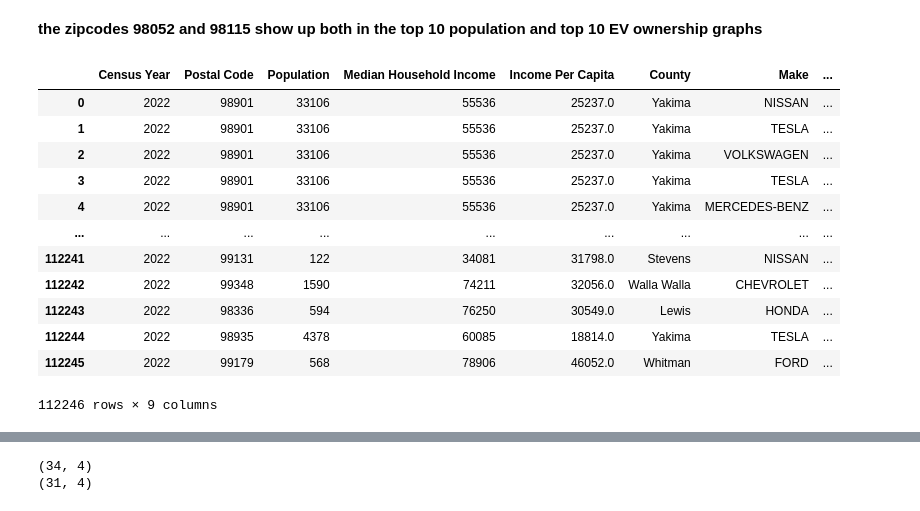
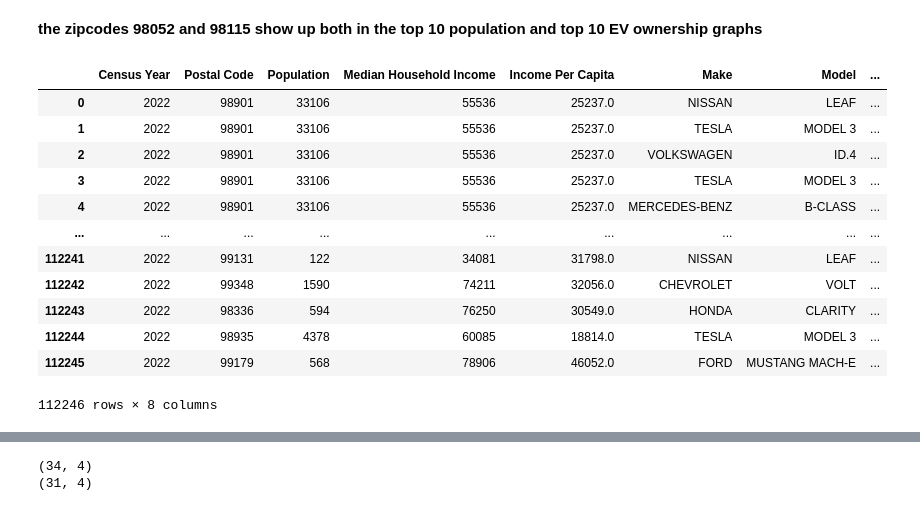
Before and after one commit to caelwillis/group-4-proj-1, a Jupyter notebook: Census-vs-EV-ownership.ipynb, the cells around one changed output, grey strips where cells are left out. Saved outputs shown, nothing was run; the diff lists cells and outputs as text; code cells hidden in the pictures.

```diff
--- a/Census-vs-EV-ownership.ipynb
+++ b/Census-vs-EV-ownership.ipynb
@@ -67,30 +67,30 @@ plt.bar(zip_axis, pop_axis, color='r')
 # %%
 # run some linear regression to show if population affects EV ownership
 # merge census and EV data in order to compute regression and relationships
 cen_df = cen_df.rename(columns={'WA Zipcode':'Postal Code'})
 ev_cen = cen_df.merge(ev_df, on='Postal Code').reset_index()
 # clean dataframe to include only the columns we are working with
 clean_merged_df = ev_cen[['Census Year',
                           'Postal Code',
                           'Population',
                           'Median Household Income',
                           'Income Per Capita',
-                          'County',
+#                           'County',
                           'Make',
                           'Model',
                           'Electric Vehicle Type']]
 clean_merged_df
 # %% [output]
-|  | Census Year | Postal Code | Population | Median Household Income | Income Per Capita | County | Make | ... |
-| 0 | 2022 | 98901 | 33106 | 55536 | 25237.0 | Yakima | NISSAN | ... |
-| 1 | 2022 | 98901 | 33106 | 55536 | 25237.0 | Yakima | TESLA | ... |
-| 2 | 2022 | 98901 | 33106 | 55536 | 25237.0 | Yakima | VOLKSWAGEN | ... |
-| 3 | 2022 | 98901 | 33106 | 55536 | 25237.0 | Yakima | TESLA | ... |
-| 4 | 2022 | 98901 | 33106 | 55536 | 25237.0 | Yakima | MERCEDES-BENZ | ... |
+|  | Census Year | Postal Code | Population | Median Household Income | Income Per Capita | Make | Model | ... |
+| 0 | 2022 | 98901 | 33106 | 55536 | 25237.0 | NISSAN | LEAF | ... |
+| 1 | 2022 | 98901 | 33106 | 55536 | 25237.0 | TESLA | MODEL 3 | ... |
+| 2 | 2022 | 98901 | 33106 | 55536 | 25237.0 | VOLKSWAGEN | ID.4 | ... |
+| 3 | 2022 | 98901 | 33106 | 55536 | 25237.0 | TESLA | MODEL 3 | ... |
+| 4 | 2022 | 98901 | 33106 | 55536 | 25237.0 | MERCEDES-BENZ | B-CLASS | ... |
 | ... | ... | ... | ... | ... | ... | ... | ... | ... |
-| 112241 | 2022 | 99131 | 122 | 34081 | 31798.0 | Stevens | NISSAN | ... |
-| 112242 | 2022 | 99348 | 1590 | 74211 | 32056.0 | Walla Walla | CHEVROLET | ... |
-| 112243 | 2022 | 98336 | 594 | 76250 | 30549.0 | Lewis | HONDA | ... |
-| 112244 | 2022 | 98935 | 4378 | 60085 | 18814.0 | Yakima | TESLA | ... |
-| 112245 | 2022 | 99179 | 568 | 78906 | 46052.0 | Whitman | FORD | ... |
+| 112241 | 2022 | 99131 | 122 | 34081 | 31798.0 | NISSAN | LEAF | ... |
+| 112242 | 2022 | 99348 | 1590 | 74211 | 32056.0 | CHEVROLET | VOLT | ... |
+| 112243 | 2022 | 98336 | 594 | 76250 | 30549.0 | HONDA | CLARITY | ... |
+| 112244 | 2022 | 98935 | 4378 | 60085 | 18814.0 | TESLA | MODEL 3 | ... |
+| 112245 | 2022 | 99179 | 568 | 78906 | 46052.0 | FORD | MUSTANG MACH-E | ... |
-112246 rows × 9 columns
+112246 rows × 8 columns
```
Also changed, not shown: parts of 9 cells of this notebook.
